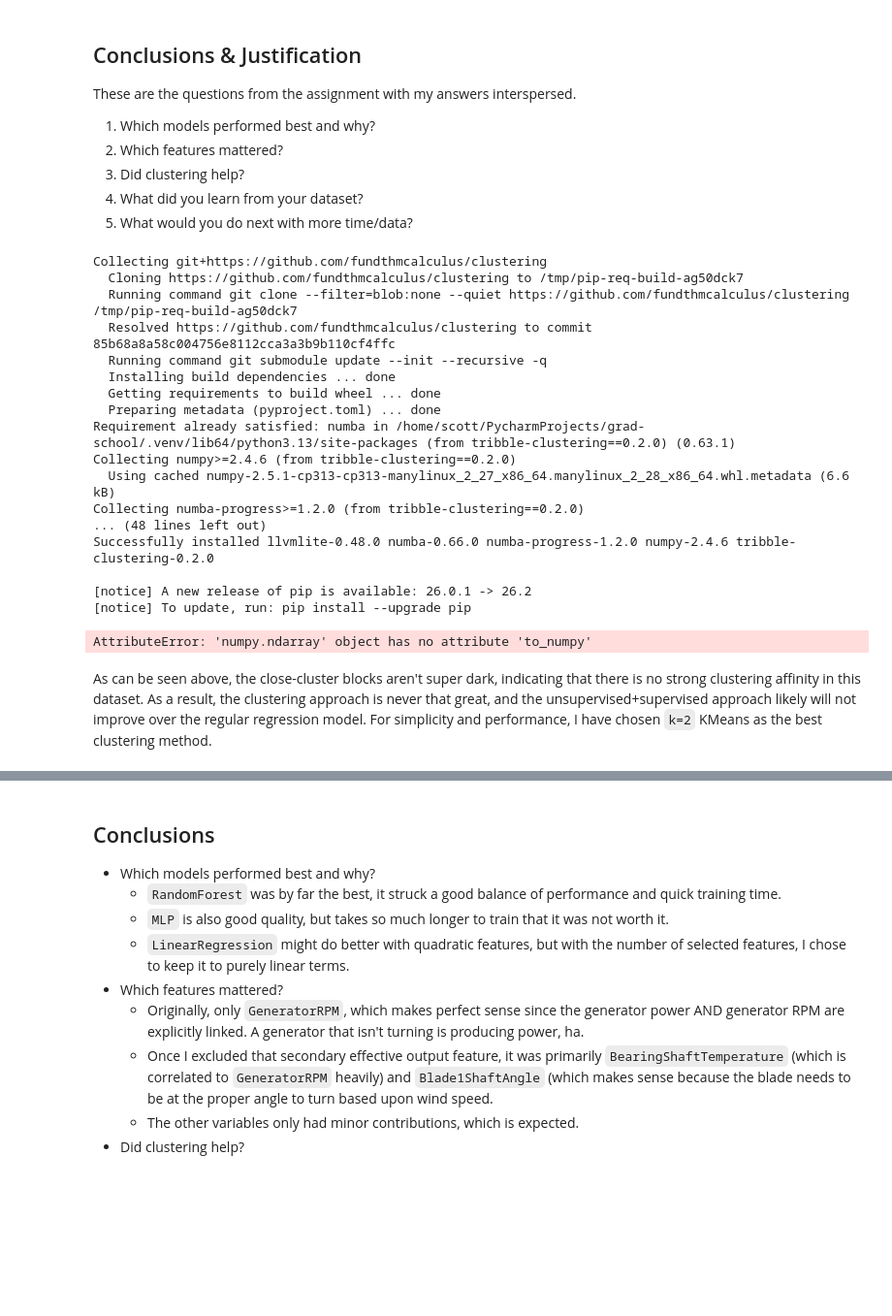
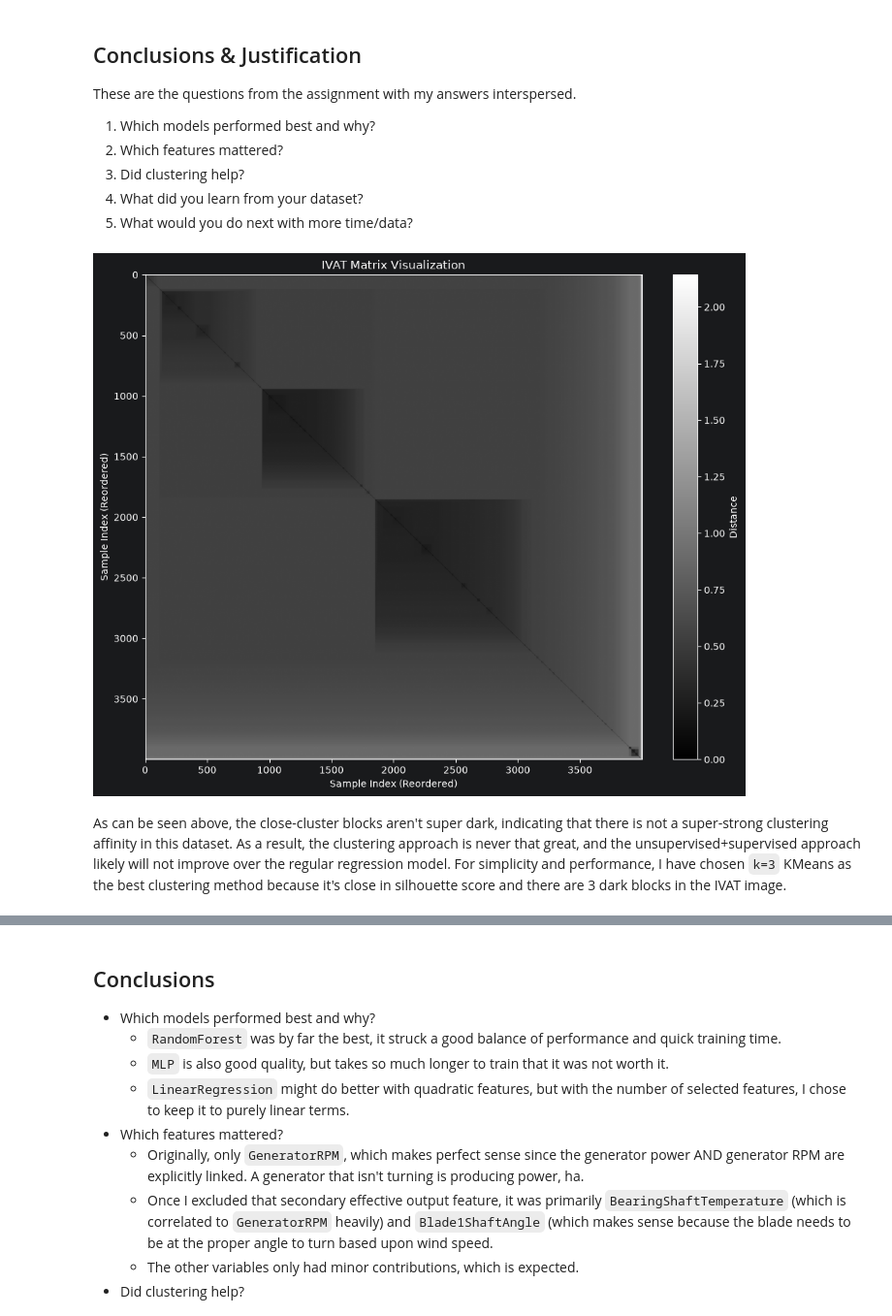
Before and after one commit to fundthmcalculus/grad-school, a Jupyter notebook: CS6101/Phillips_Project_Final.ipynb, the cells around one changed output, grey strips where cells are left out. Shown at 97% size. Saved outputs shown, nothing was run; the diff lists cells and outputs as text; code cells hidden in the pictures; blank space fills up the shorter version.

```diff
--- a/CS6101/Phillips_Project_Final.ipynb
+++ b/CS6101/Phillips_Project_Final.ipynb
@@ -1034,44 +1031,32 @@ These are the questions from the assignment with my answers interspersed.
 # %%
 # You can install this way, but I use it locally !pip install git+https://github.com/fundthmcalculus/clustering
 try:
     import tribbleclustering
 except ModuleNotFoundError:
     !pip install git+https://github.com/fundthmcalculus/clustering
 
 from tribbleclustering import compute_ivat, pairwise_distances
 
 # Training vs Test data doesn't matter here - and the dynamic range isn't great, so log-scale it.
-pdists = np.log2(pairwise_distances(X_train.to_numpy().astype(np.float32)))
+# Because we don't have the Cython kernel on jupyter (sads), this takes 3-ish minutes, so let's just do a subsample.
+X_vat = X_train[np.random.choice(X_train.shape[0], 4000, replace=False)]
+pdists = pairwise_distances(X_vat.astype(np.float32))
+# Default range is 0-7, with a lot less than 1, so let's log-scale it
+# log1p so that the 0 distance still maps to 0 post-transform.
+pdists =np.log1p(pdists)
 ivat, _, _ = compute_ivat(pdists, inplace=True)
 plt.figure(figsize=(10, 8))
 plt.imshow(ivat, cmap='gray', aspect='auto')
-plt.colorbar(label='Distance')
+plt.colorbar(label='log2 Distance')
 plt.title('IVAT Matrix Visualization')
 plt.xlabel('Sample Index (Reordered)')
 plt.ylabel('Sample Index (Reordered)')
 plt.tight_layout()
 plt.show()
 # %% [output]
-Collecting git+https://github.com/fundthmcalculus/clustering
-  Cloning https://github.com/fundthmcalculus/clustering to /tmp/pip-req-build-ag50dck7
-  Running command git clone --filter=blob:none --quiet https://github.com/fundthmcalculus/clustering /tmp/pip-req-build-ag50dck7
-  Resolved https://github.com/fundthmcalculus/clustering to commit 85b68a8a58c004756e8112cca3a3b9b110cf4ffc
-  Running command git submodule update --init --recursive -q
-  Installing build dependencies ... done
-  Getting requirements to build wheel ... done
-  Preparing metadata (pyproject.toml) ... done
-Requirement already satisfied: numba in /home/scott/PycharmProjects/grad-school/.venv/lib64/python3.13/site-packages (from tribble-clustering==0.2.0) (0.63.1)
-Collecting numpy>=2.4.6 (from tribble-clustering==0.2.0)
-  Using cached numpy-2.5.1-cp313-cp313-manylinux_2_27_x86_64.manylinux_2_28_x86_64.whl.metadata (6.6 kB)
-Collecting numba-progress>=1.2.0 (from tribble-clustering==0.2.0)
-... (48 lines left out)
-Successfully installed llvmlite-0.48.0 numba-0.66.0 numba-progress-1.2.0 numpy-2.4.6 tribble-clustering-0.2.0
-
-[notice] A new release of pip is available: 26.0.1 -> 26.2
-[notice] To update, run: pip install --upgrade pip
-AttributeError: 'numpy.ndarray' object has no attribute 'to_numpy'
+[figure, added]
 # %% [markdown]
-As can be seen above, the close-cluster blocks aren't super dark, indicating that there is no strong clustering affinity in this dataset. As a result, the clustering approach is never that great, and the unsupervised+supervised approach likely will not improve over the regular regression model. For simplicity and performance, I have chosen `k=2` KMeans as the best clustering method.
+As can be seen above, the close-cluster blocks aren't super dark, indicating that there is not a super-strong clustering affinity in this dataset. As a result, the clustering approach is never that great, and the unsupervised+supervised approach likely will not improve over the regular regression model. For simplicity and performance, I have chosen `k=3` KMeans as the best clustering method because it's close in silhouette score and there are 3 dark blocks in the IVAT image.
 # %%
 from sklearn.ensemble import RandomForestClassifier, RandomForestRegressor
 from sklearn.metrics import accuracy_score, f1_score, precision_score, recall_score, mean_squared_error, mean_absolute_error, r2_score
```
Also changed, not shown: parts of 9 cells of this notebook.
